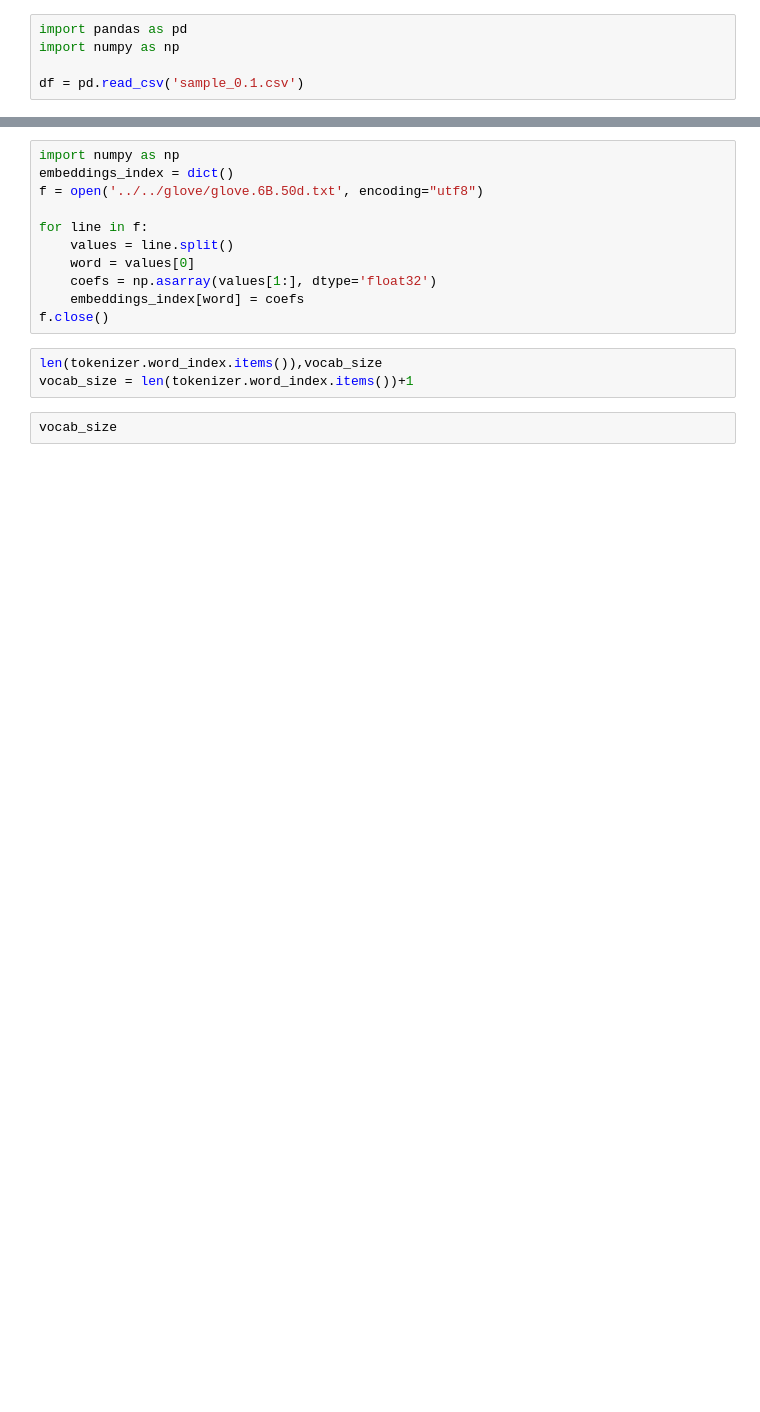
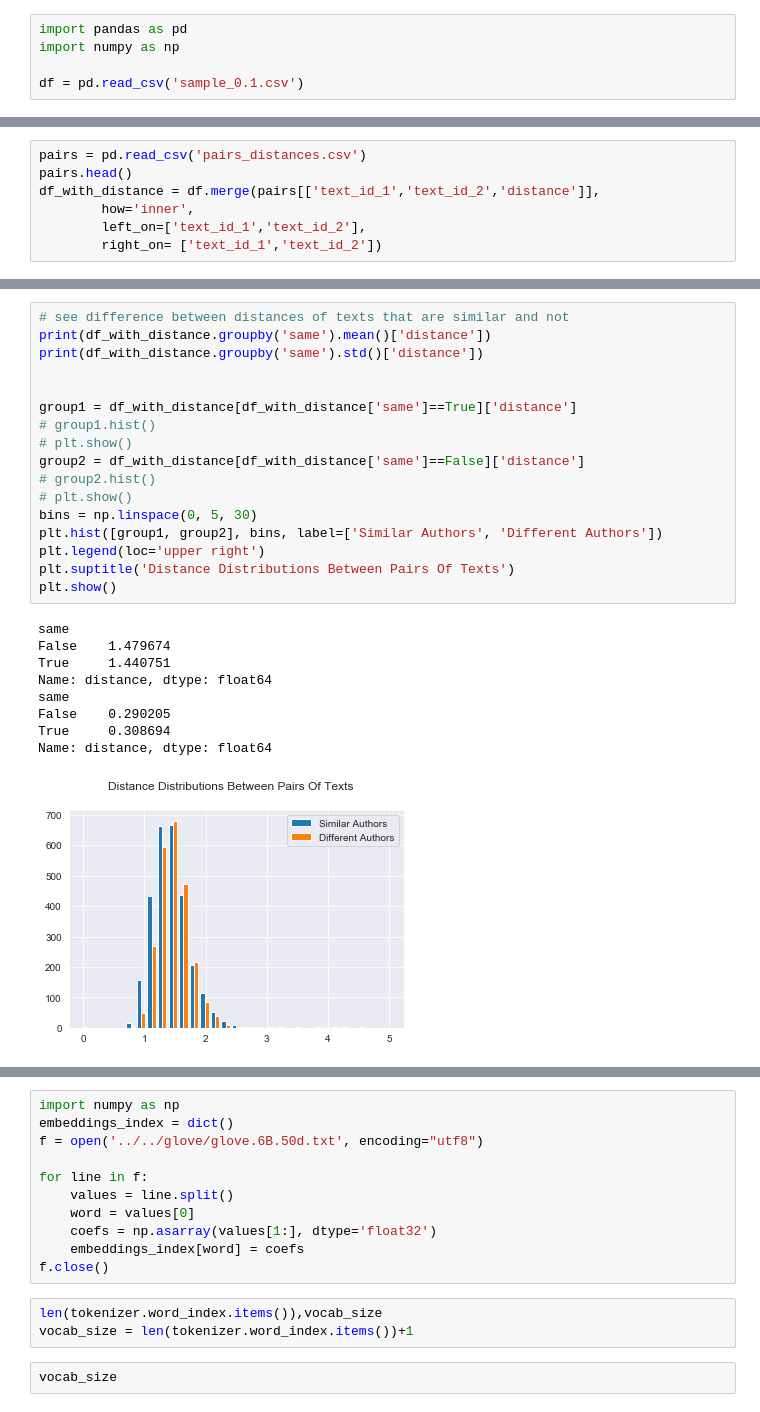
Before and after one commit to NachiLieder/pan20-authorship-verification, a Jupyter notebook: create_embedding.ipynb, the cells around one changed output, grey strips where cells are left out. Cells and saved outputs as stored; diff of their text form; blank space fills up the shorter version.

```diff
--- a/create_embedding.ipynb
+++ b/create_embedding.ipynb
@@ -85,0 +89,7 @@ sample_df['same'].mean()
+# %%
+pairs = pd.read_csv('pairs_distances.csv')
+pairs.head()
+df_with_distance = df.merge(pairs[['text_id_1','text_id_2','distance']],
+        how='inner',
+        left_on=['text_id_1','text_id_2'],
+        right_on= ['text_id_1','text_id_2'])
@@ -85,0 +104,27 @@ sample_df['same'].mean()
+# %%
+# see difference between distances of texts that are similar and not
+print(df_with_distance.groupby('same').mean()['distance'])
+print(df_with_distance.groupby('same').std()['distance'])
+
+
+group1 = df_with_distance[df_with_distance['same']==True]['distance']
+# group1.hist()
+# plt.show()
+group2 = df_with_distance[df_with_distance['same']==False]['distance']
+# group2.hist()
+# plt.show()
+bins = np.linspace(0, 5, 30)
+plt.hist([group1, group2], bins, label=['Similar Authors', 'Different Authors'])
+plt.legend(loc='upper right')
+plt.suptitle('Distance Distributions Between Pairs Of Texts')
+plt.show()
+# %% [output]
+same
+False    1.479674
+True     1.440751
+Name: distance, dtype: float64
+same
+False    0.290205
+True     0.308694
+Name: distance, dtype: float64
+[figure, added]
```
Also changed, not shown: parts of 31 cells of this notebook, 4 other files.
